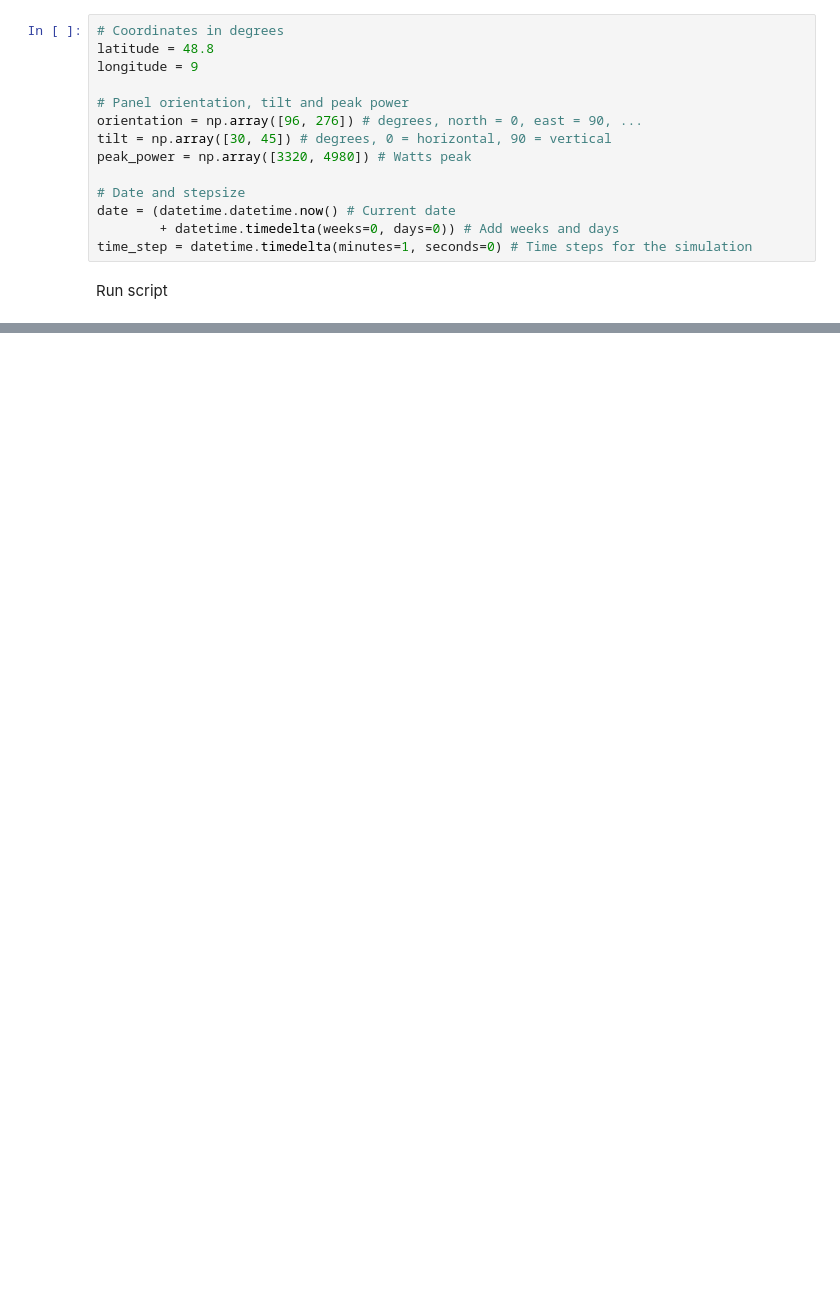
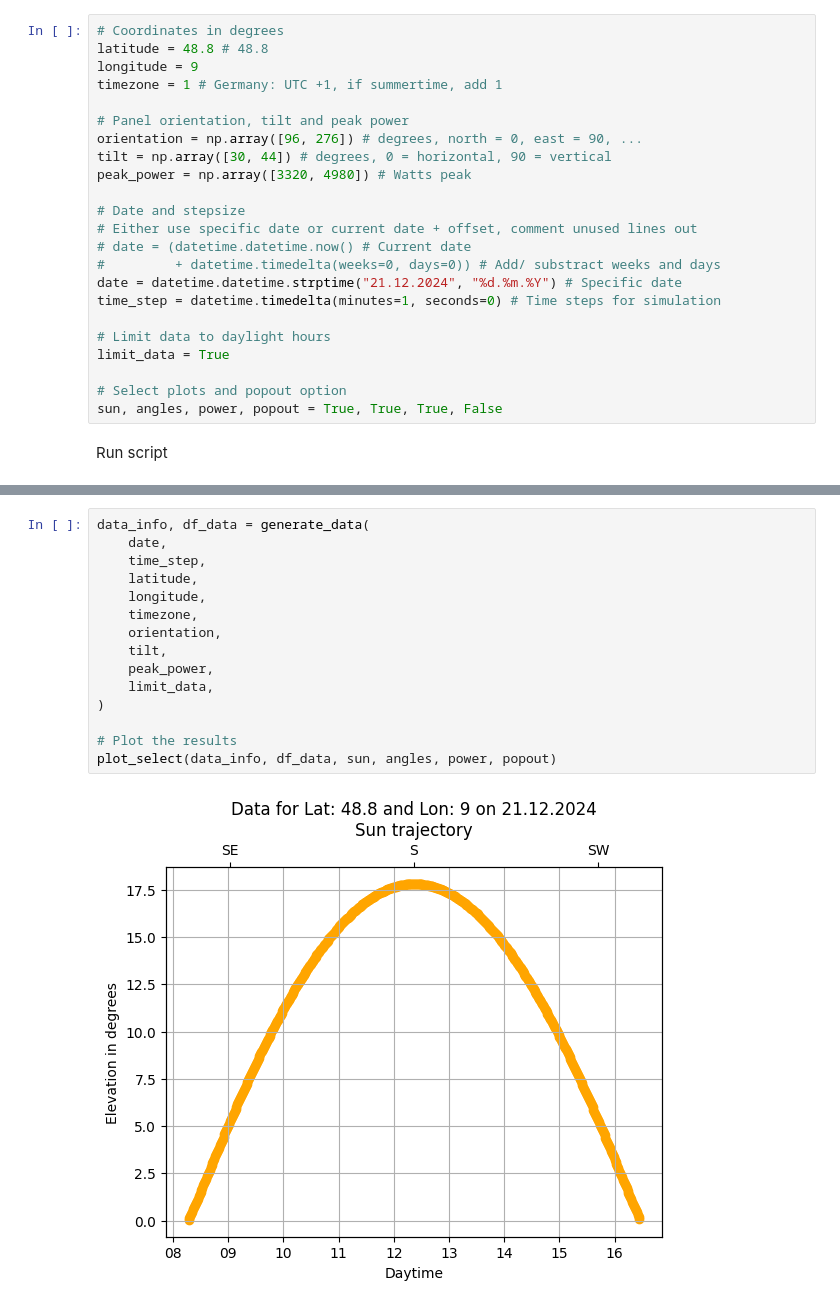
Before and after one commit to Pitterstummes/SolarPower, a Jupyter notebook: main.ipynb, the cells around one changed output, grey strips where cells are left out. Cells and saved outputs as stored; diff of their text form; blank space fills up the shorter version.

```diff
--- a/main.ipynb
+++ b/main.ipynb
@@ -106,17 +356,26 @@ def calc_power_ratio(angles, peak_power):
 User input
 # %%
 # Coordinates in degrees
-latitude = 48.8
+latitude = 48.8 # 48.8
 longitude = 9
+timezone = 1 # Germany: UTC +1, if summertime, add 1
 
 # Panel orientation, tilt and peak power
 orientation = np.array([96, 276]) # degrees, north = 0, east = 90, ...
-tilt = np.array([30, 45]) # degrees, 0 = horizontal, 90 = vertical
+tilt = np.array([30, 44]) # degrees, 0 = horizontal, 90 = vertical
 peak_power = np.array([3320, 4980]) # Watts peak
 
 # Date and stepsize
-date = (datetime.datetime.now() # Current date
-        + datetime.timedelta(weeks=0, days=0)) # Add weeks and days
-time_step = datetime.timedelta(minutes=1, seconds=0) # Time steps for the simulation
+# Either use specific date or current date + offset, comment unused lines out
+# date = (datetime.datetime.now() # Current date
+#         + datetime.timedelta(weeks=0, days=0)) # Add/ substract weeks and days
+date = datetime.datetime.strptime("21.12.2024", "%d.%m.%Y") # Specific date
+time_step = datetime.timedelta(minutes=1, seconds=0) # Time steps for simulation
+
+# Limit data to daylight hours
+limit_data = True
+
+# Select plots and popout option
+sun, angles, power, popout = True, True, True, False
 # %% [markdown]
 Run script
@@ -146,0 +382,17 @@ plt.show()
+# %%
+data_info, df_data = generate_data(
+    date,
+    time_step,
+    latitude,
+    longitude,
+    timezone,
+    orientation,
+    tilt,
+    peak_power,
+    limit_data,
+)
+
+# Plot the results
+plot_select(data_info, df_data, sun, angles, power, popout)
+# %% [output]
+[figure, added]
```
Also changed, not shown: parts of 7 cells of this notebook, 2 other files.
